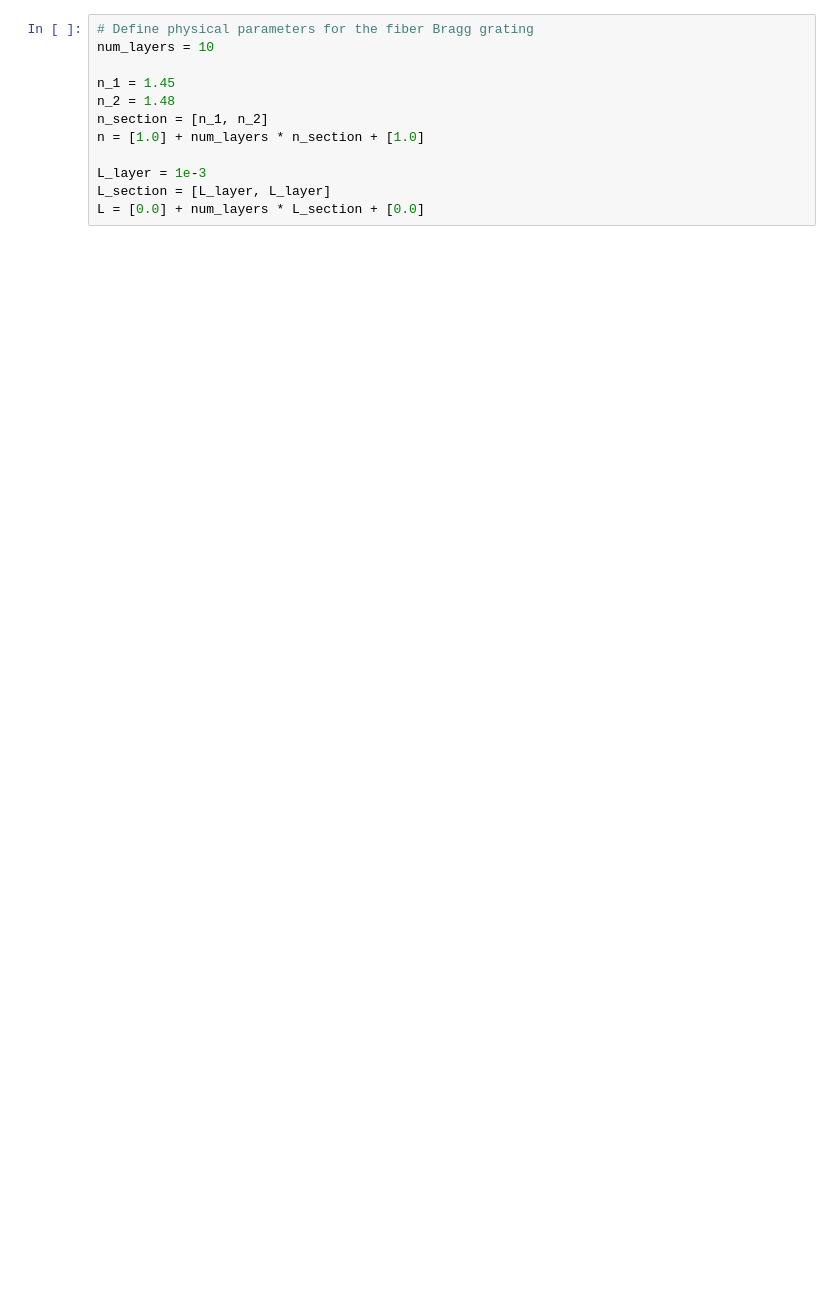
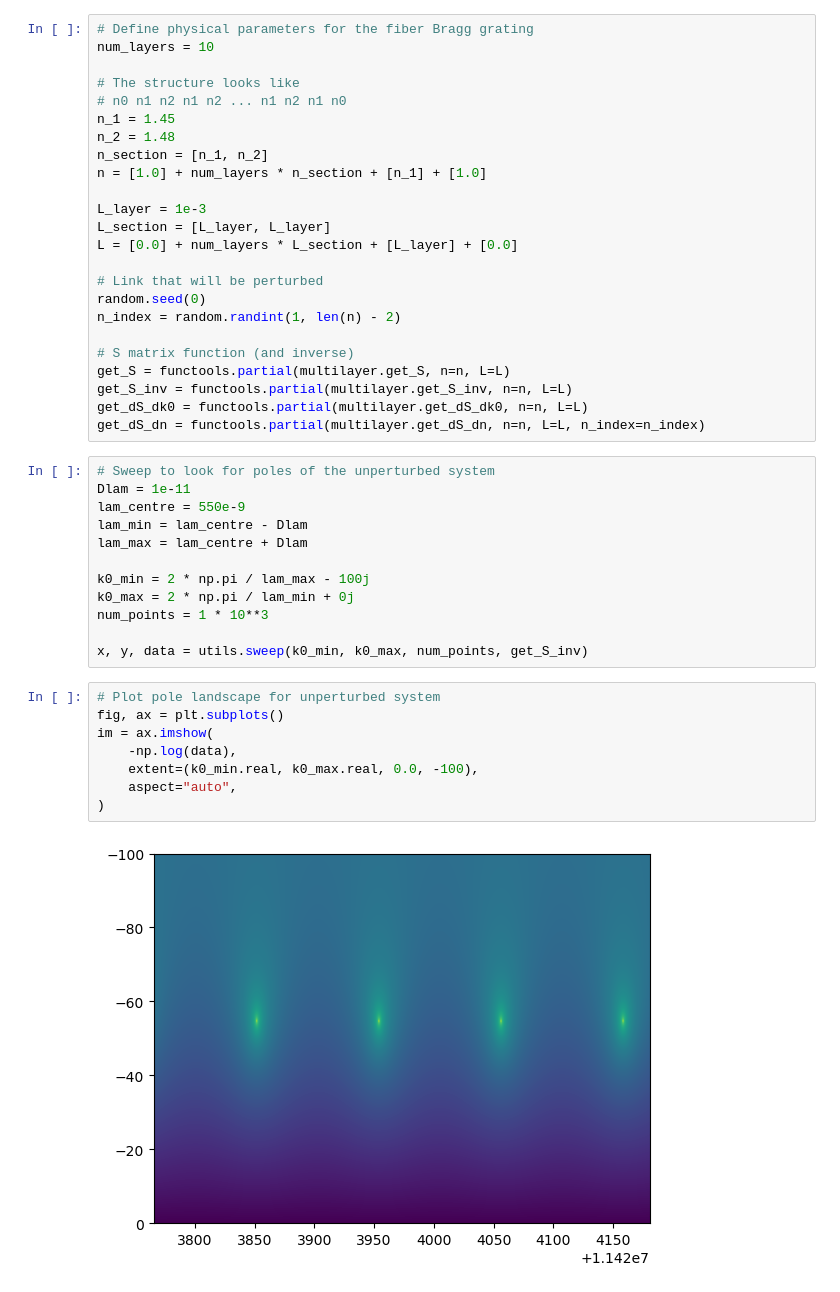
Before and after one commit to Optical-Theory-Group/networklibrary, a Jupyter notebook: work/ws_paper/multilayer/multilayer.ipynb, the cells around one changed output. Cells and saved outputs as stored; diff of their text form; blank space fills up the shorter version.

```diff
--- a/work/ws_paper/multilayer/multilayer.ipynb
+++ b/work/ws_paper/multilayer/multilayer.ipynb
@@ -10,11 +11,45 @@ from work.ws_paper.multilayer import utils
 # Define physical parameters for the fiber Bragg grating
 num_layers = 10
 
+# The structure looks like
+# n0 n1 n2 n1 n2 ... n1 n2 n1 n0
 n_1 = 1.45
 n_2 = 1.48
 n_section = [n_1, n_2]
-n = [1.0] + num_layers * n_section + [1.0]
+n = [1.0] + num_layers * n_section + [n_1] + [1.0]
 
 L_layer = 1e-3
 L_section = [L_layer, L_layer]
-L = [0.0] + num_layers * L_section + [0.0]
+L = [0.0] + num_layers * L_section + [L_layer] + [0.0]
+
+# Link that will be perturbed
+random.seed(0)
+n_index = random.randint(1, len(n) - 2)
+
+# S matrix function (and inverse)
+get_S = functools.partial(multilayer.get_S, n=n, L=L)
+get_S_inv = functools.partial(multilayer.get_S_inv, n=n, L=L)
+get_dS_dk0 = functools.partial(multilayer.get_dS_dk0, n=n, L=L)
+get_dS_dn = functools.partial(multilayer.get_dS_dn, n=n, L=L, n_index=n_index)
+# %%
+# Sweep to look for poles of the unperturbed system
+Dlam = 1e-11
+lam_centre = 550e-9
+lam_min = lam_centre - Dlam
+lam_max = lam_centre + Dlam
+
+k0_min = 2 * np.pi / lam_max - 100j
+k0_max = 2 * np.pi / lam_min + 0j
+num_points = 1 * 10**3
+
+x, y, data = utils.sweep(k0_min, k0_max, num_points, get_S_inv)
+# %%
+# Plot pole landscape for unperturbed system
+fig, ax = plt.subplots()
+im = ax.imshow(
+    -np.log(data),
+    extent=(k0_min.real, k0_max.real, 0.0, -100),
+    aspect="auto",
+)
+# %% [output]
+[figure, added]
```
Also changed, not shown: parts of 11 cells of this notebook, 4 other files.
